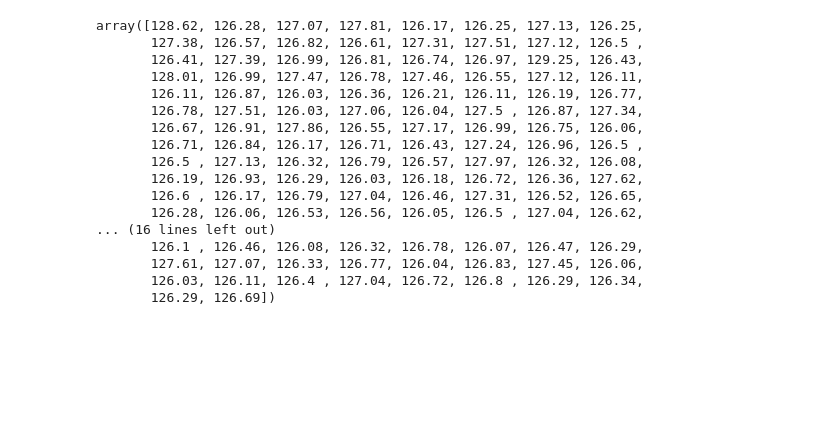
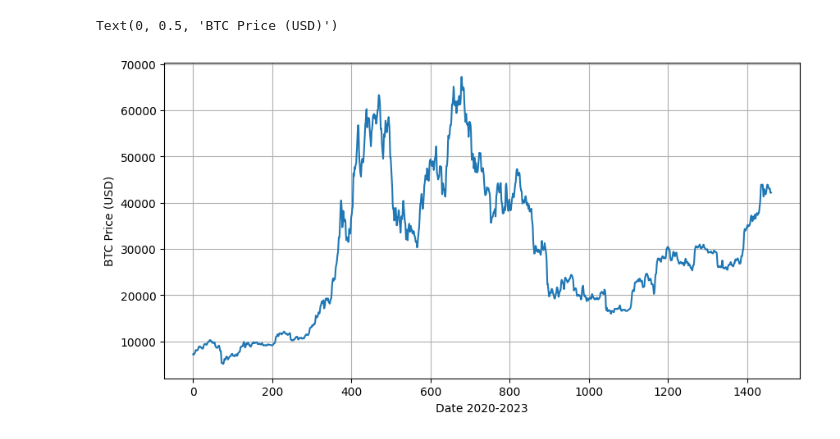
Before and after one commit to RicardoRamautar/AI-Trading-Bot, a Jupyter notebook: trading_data.ipynb, the cells around one changed output. Saved outputs shown, nothing was run; the diff lists cells and outputs as text; code cells hidden in the pictures; blank space fills up the shorter version.

Commit message:
Get BTC data and plot it

```diff
--- a/trading_data.ipynb
+++ b/trading_data.ipynb
@@ -32,20 +37,9 @@ aapl
-# %%
-avg_prices
-# %% [output]
-array([128.62, 126.28, 127.07, 127.81, 126.17, 126.25, 127.13, 126.25,
-       127.38, 126.57, 126.82, 126.61, 127.31, 127.51, 127.12, 126.5 ,
-       126.41, 127.39, 126.99, 126.81, 126.74, 126.97, 129.25, 126.43,
-       128.01, 126.99, 127.47, 126.78, 127.46, 126.55, 127.12, 126.11,
-       126.11, 126.87, 126.03, 126.36, 126.21, 126.11, 126.19, 126.77,
-       126.78, 127.51, 126.03, 127.06, 126.04, 127.5 , 126.87, 127.34,
-       126.67, 126.91, 127.86, 126.55, 127.17, 126.99, 126.75, 126.06,
-       126.71, 126.84, 126.17, 126.71, 126.43, 127.24, 126.96, 126.5 ,
-       126.5 , 127.13, 126.32, 126.79, 126.57, 127.97, 126.32, 126.08,
-       126.19, 126.93, 126.29, 126.03, 126.18, 126.72, 126.36, 127.62,
-       126.6 , 126.17, 126.79, 127.04, 126.46, 127.31, 126.52, 126.65,
-       126.28, 126.06, 126.53, 126.56, 126.05, 126.5 , 127.04, 126.62,
-... (16 lines left out)
-       126.1 , 126.46, 126.08, 126.32, 126.78, 126.07, 126.47, 126.29,
-       127.61, 127.07, 126.33, 126.77, 126.04, 126.83, 127.45, 126.06,
-       126.03, 126.11, 126.4 , 127.04, 126.72, 126.8 , 126.29, 126.34,
-       126.29, 126.69])
+# %%
+plt.figure(figsize=(10,5))
+plt.plot(avg_prices)
+plt.grid('on')
+plt.xlabel('Date 2020-2023')
+plt.ylabel('BTC Price (USD)')
+# %% [output]
+Text(0, 0.5, 'BTC Price (USD)')
+[figure, added]
```
Also changed, not shown: parts of 2 cells of this notebook.
